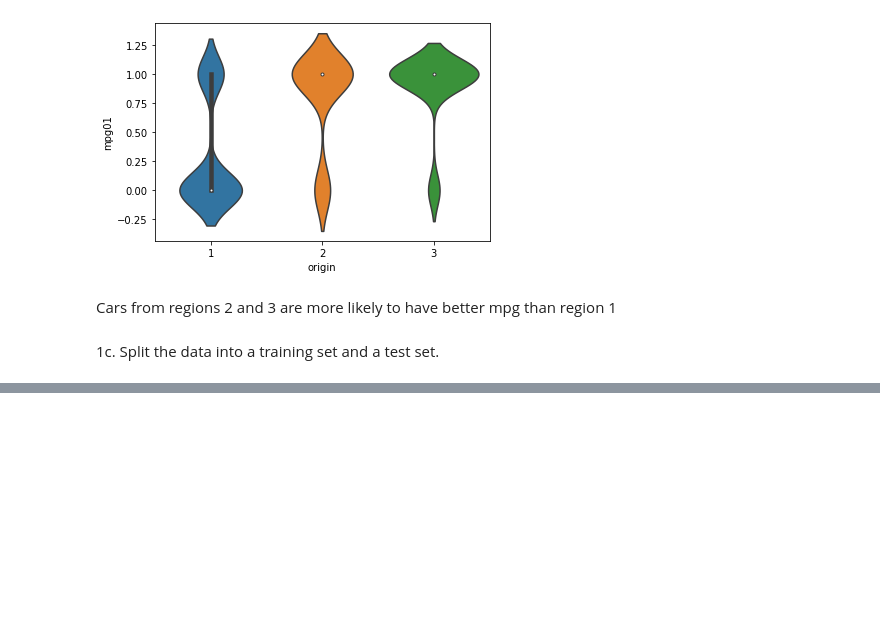
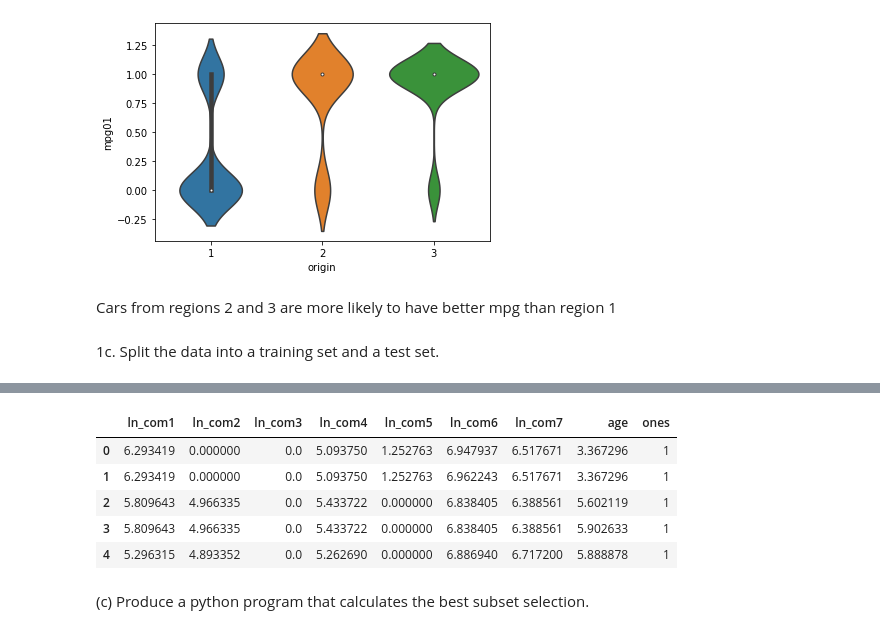
Before and after one commit to danielsdliu/BMIG6201, a Jupyter notebook: BMIG6201HW3.ipynb, the cells around one changed output, grey strips where cells are left out. Drawn from its saved outputs; the diff is of its cells as text; code cells hidden in the pictures; blank space fills up the shorter version.

```diff
--- a/BMIG6201HW3.ipynb
+++ b/BMIG6201HW3.ipynb
@@ -121,0 +265,13 @@ data set you will use a regression model to predict the strength.
+# %%
+X1_log_tr = X1_log_tr.drop(["response"], axis=1)
+X1_log_tr["ones"] = 1
+X1_log_tr.head()
+# %% [output]
+|  | ln_com1 | ln_com2 | ln_com3 | ln_com4 | ln_com5 | ln_com6 | ln_com7 | age | ones |
+| 0 | 6.293419 | 0.000000 | 0.0 | 5.093750 | 1.252763 | 6.947937 | 6.517671 | 3.367296 | 1 |
+| 1 | 6.293419 | 0.000000 | 0.0 | 5.093750 | 1.252763 | 6.962243 | 6.517671 | 3.367296 | 1 |
+| 2 | 5.809643 | 4.966335 | 0.0 | 5.433722 | 0.000000 | 6.838405 | 6.388561 | 5.602119 | 1 |
+| 3 | 5.809643 | 4.966335 | 0.0 | 5.433722 | 0.000000 | 6.838405 | 6.388561 | 5.902633 | 1 |
+| 4 | 5.296315 | 4.893352 | 0.0 | 5.262690 | 0.000000 | 6.886940 | 6.717200 | 5.888878 | 1 |
+# %% [markdown]
+(c) Produce a python program that calculates the best subset selection.
```
Also changed, not shown: parts of 20 cells of this notebook.
